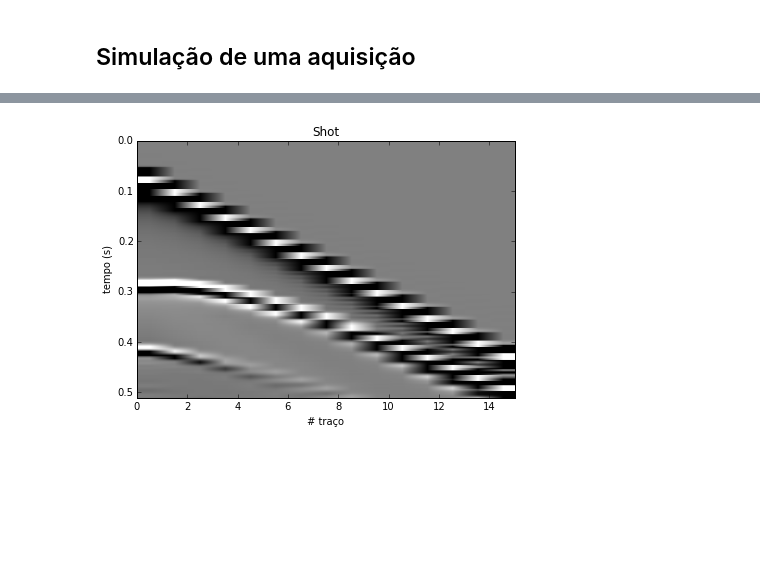
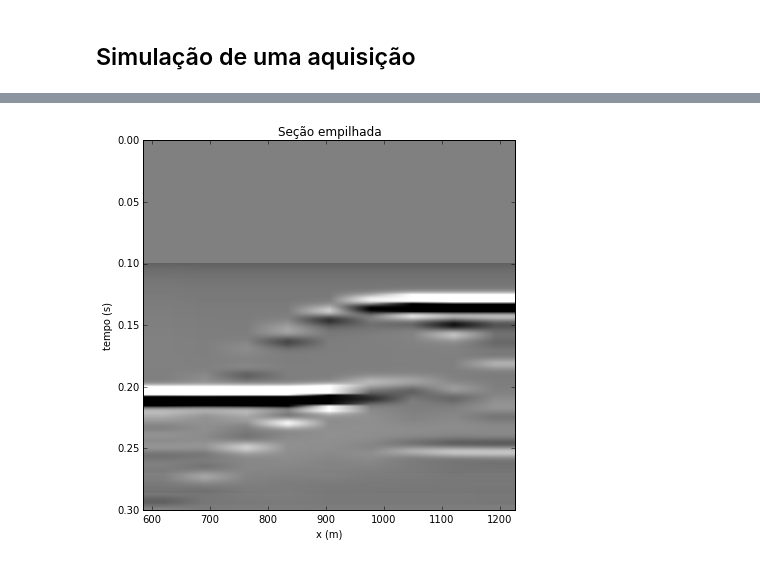
Before and after one commit to leouieda/geofisica2, a Jupyter notebook: notebooks/sismica-reflexao.ipynb, the cells around one changed output, grey strips where cells are left out. Drawn from its saved outputs; the diff is of its cells as text; code cells hidden in the pictures; blank space fills up the shorter version.

Commit message:
Full seismic example ready

```diff
--- a/notebooks/sismica-reflexao.ipynb
+++ b/notebooks/sismica-reflexao.ipynb
@@ -135,8 +140,9 @@ def run_sim(fonte, its=700):
 # %%
 print('Simulando...')
+t = time.time()
 pool = Pool()
 sims = pool.map(run_sim, fontes)
 pool.close()
-print('Terminado.')
+print('Terminado ({} s).'.format(time.time() - t))
 # %% [output]
 Simulando...
@@ -146,2 +152,6 @@ sims[15].animate(20, embed=True, dpi=50, fps=5, cutoff=0.0002, cmap='Greys')
 # %% [output]
 [interactive output not drawn]
+# %%
+shots = [sims[i][:, 0, f + offsets] for i, f in enumerate(fontes)]
+dt = sims[0].dt
+times = np.arange(sims[0].size)*dt
@@ -147,0 +172,12 @@ sims[15].animate(20, embed=True, dpi=50, fps=5, cutoff=0.0002, cmap='Greys')
+# %%
+midpoints = np.empty((len(fontes), len(offsets)), dtype=np.int)
+for i, f in enumerate(fontes):
+    midpoints[i, :] = (f + (f + offsets))/2
+cmps = []
+for mid in np.unique(midpoints):
+    src, rec = (midpoints == mid).nonzero()
+    assert len(src) == len(rec), "Epa, deu algo errado."
+    if len(src) > 3:
+        CMP = np.transpose([shots[i][:, j] for i, j in zip(src, rec)])
+        cmps.append([mid*spacing, offsets[rec][::-1], CMP[:, ::-1]])
+coordenadas = np.array([x for x, _, _ in cmps])
@@ -148,11 +246,20 @@ sims[15].animate(20, embed=True, dpi=50, fps=5, cutoff=0.0002, cmap='Greys')
+# %%
+empilhado = np.empty((len(times), len(cmps)))
+v = analise_velocidade.result*np.ones_like(times)
+for i, dados in enumerate(cmps):
+    x, off, CMP = dados
+    nmo = nmo_correction(CMP, times, off*spacing, v)
+    nmo[times < 0.1, :] = 0
+    empilhado[:, i] = nmo.sum(1)
 # %%
-shot = sims[6][:, 0, fontes[6] + offsets]
-
 plt.figure(figsize=(6, 6))
-plt.title("Shot")
-mpl.seismic_image(shot, dt=sims[0].dt, vmin=-0.00001, vmax=0.00001, aspect=20)
-plt.xlabel(u'# traço')
+plt.title(u"Seção empilhada")
+x = coordenadas
+gain = 0.0001
+mpl.seismic_image(empilhado, dt=dt, ranges=(x.min(), x.max()),
+                  vmin=-gain, vmax=gain, aspect='auto')
+plt.xlabel(u'x (m)')
 plt.ylabel('tempo (s)')
 plt.tight_layout()
 # %% [output]
-[figure, old version]
+[figure, new version]
```
Also changed, not shown: parts of 16 cells of this notebook.
